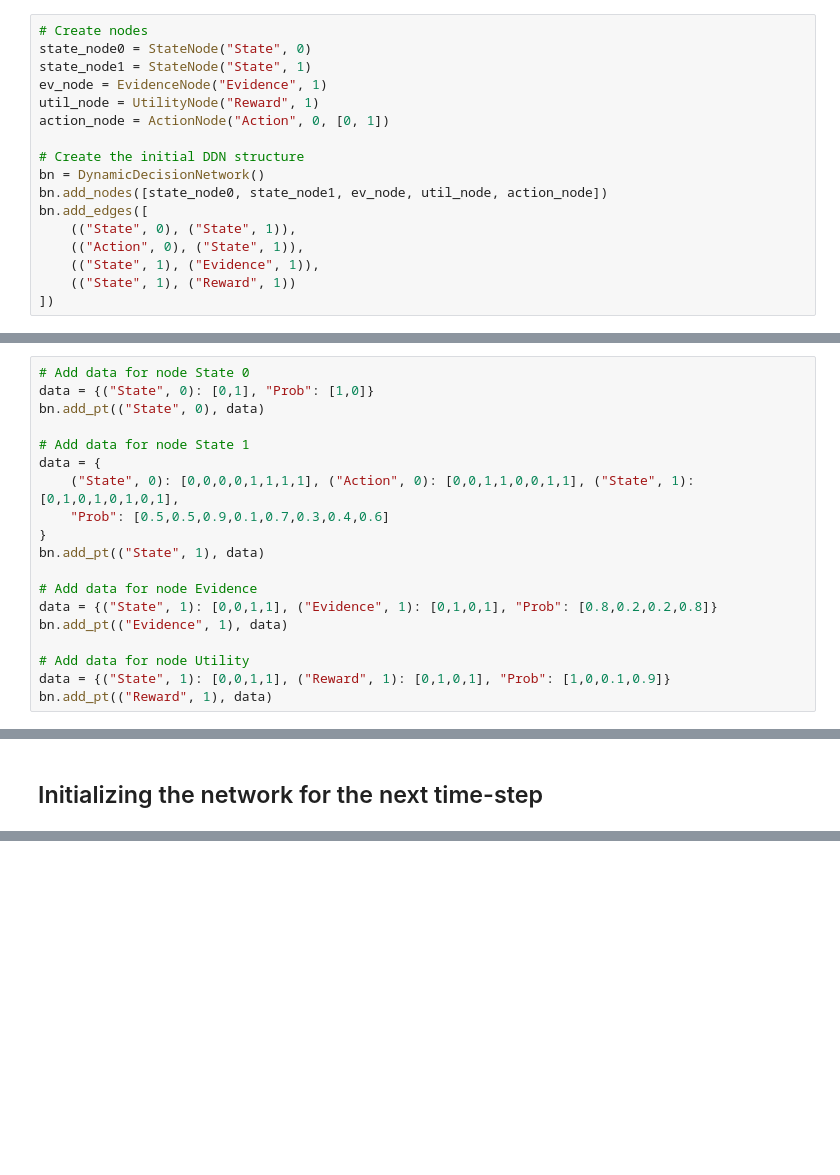
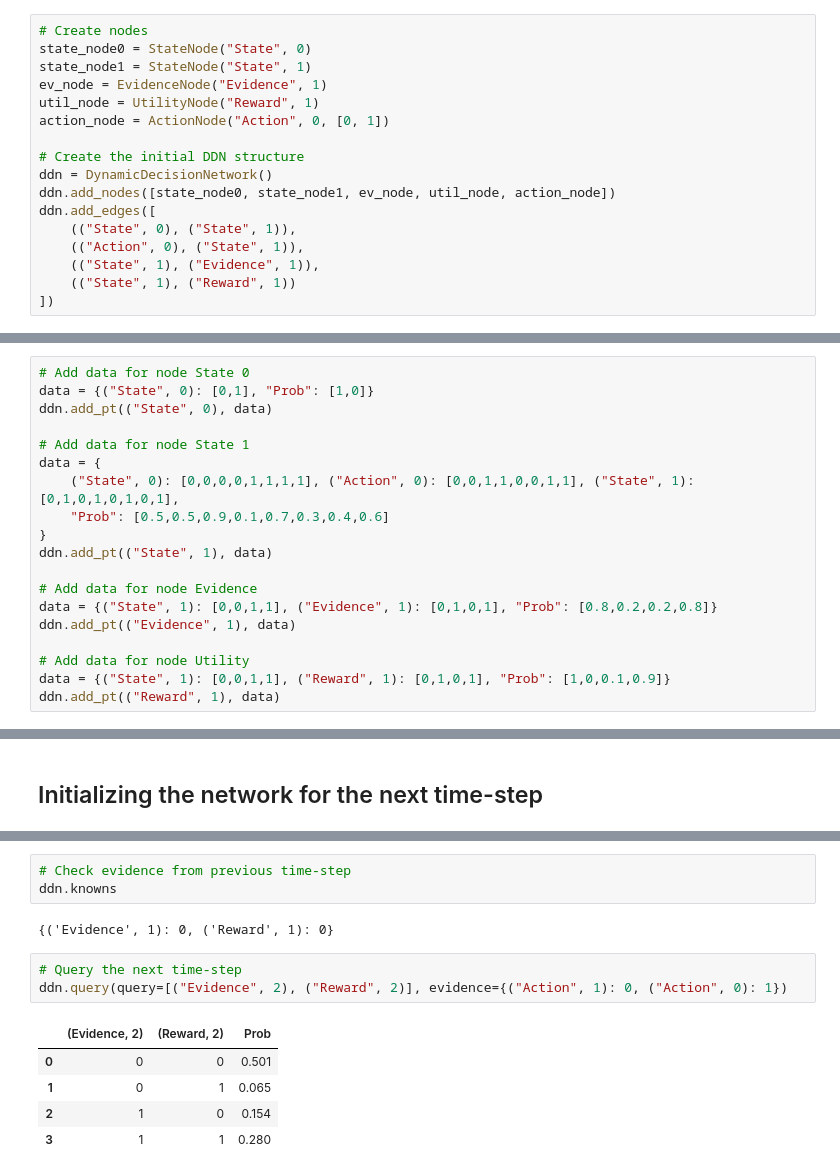
Before and after one commit to GilbertoCunha/QuantumBayesianRL, a Jupyter notebook: DecisionTheoreticAgents.ipynb, the cells around one changed output, grey strips where cells are left out. Saved outputs shown, nothing was run; the diff lists cells and outputs as text; blank space fills up the shorter version.

Commit message:
unify code, fix node ordering, fix ddn new cpts

```diff
--- a/DecisionTheoreticAgents.ipynb
+++ b/DecisionTheoreticAgents.ipynb
@@ -16,9 +16,9 @@ util_node = UtilityNode("Reward", 1)
 action_node = ActionNode("Action", 0, [0, 1])
 
 # Create the initial DDN structure
-bn = DynamicDecisionNetwork()
-bn.add_nodes([state_node0, state_node1, ev_node, util_node, action_node])
-bn.add_edges([
+ddn = DynamicDecisionNetwork()
+ddn.add_nodes([state_node0, state_node1, ev_node, util_node, action_node])
+ddn.add_edges([
     (("State", 0), ("State", 1)),
     (("Action", 0), ("State", 1)),
     (("State", 1), ("Evidence", 1)),
@@ -29,22 +29,22 @@ bn.add_edges([
 # %%
 # Add data for node State 0
 data = {("State", 0): [0,1], "Prob": [1,0]}
-bn.add_pt(("State", 0), data)
+ddn.add_pt(("State", 0), data)
 
 # Add data for node State 1
 data = {
     ("State", 0): [0,0,0,0,1,1,1,1], ("Action", 0): [0,0,1,1,0,0,1,1], ("State", 1): [0,1,0,1,0,1,0,1],
     "Prob": [0.5,0.5,0.9,0.1,0.7,0.3,0.4,0.6]
 }
-bn.add_pt(("State", 1), data)
+ddn.add_pt(("State", 1), data)
 
 # Add data for node Evidence
 data = {("State", 1): [0,0,1,1], ("Evidence", 1): [0,1,0,1], "Prob": [0.8,0.2,0.2,0.8]}
-bn.add_pt(("Evidence", 1), data)
+ddn.add_pt(("Evidence", 1), data)
 
 # Add data for node Utility
 data = {("State", 1): [0,0,1,1], ("Reward", 1): [0,1,0,1], "Prob": [1,0,0.1,0.9]}
-bn.add_pt(("Reward", 1), data)
+ddn.add_pt(("Reward", 1), data)
 # %% [markdown]
 ## Drawing the initial Decision Network
 # %%
@@ -59,2 +59,16 @@ bn.draw()
 # %% [output]
 [drawing not drawn]
+# %%
+# Check evidence from previous time-step
+ddn.knowns
+# %% [output]
+{('Evidence', 1): 0, ('Reward', 1): 0}
+# %%
+# Query the next time-step
+ddn.query(query=[("Evidence", 2), ("Reward", 2)], evidence={("Action", 1): 0, ("Action", 0): 1})
+# %% [output]
+|  | (Evidence, 2) | (Reward, 2) | Prob |
+| 0 | 0 | 0 | 0.501 |
+| 1 | 0 | 1 | 0.065 |
+| 2 | 1 | 0 | 0.154 |
+| 3 | 1 | 1 | 0.280 |
```
Also changed, not shown: parts of 2 cells of this notebook, 7 other files.
